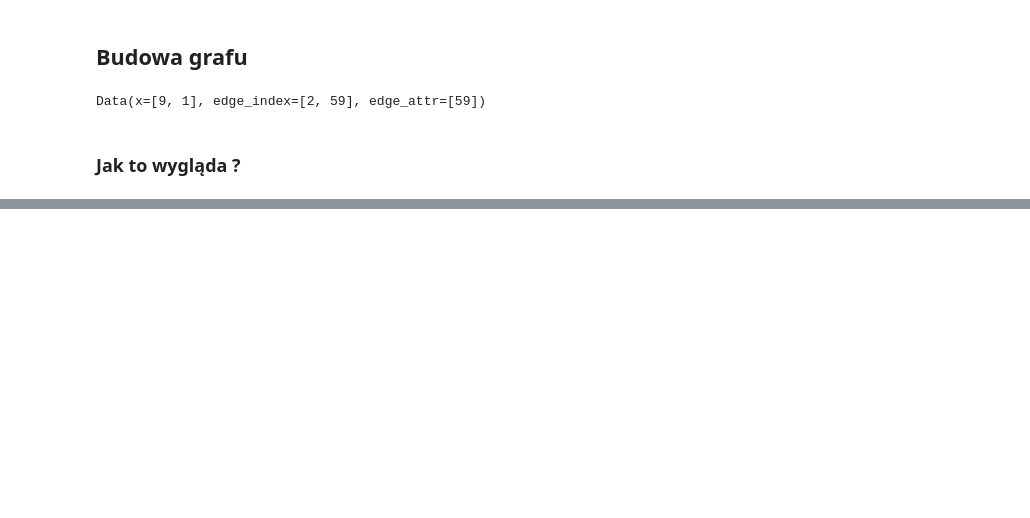
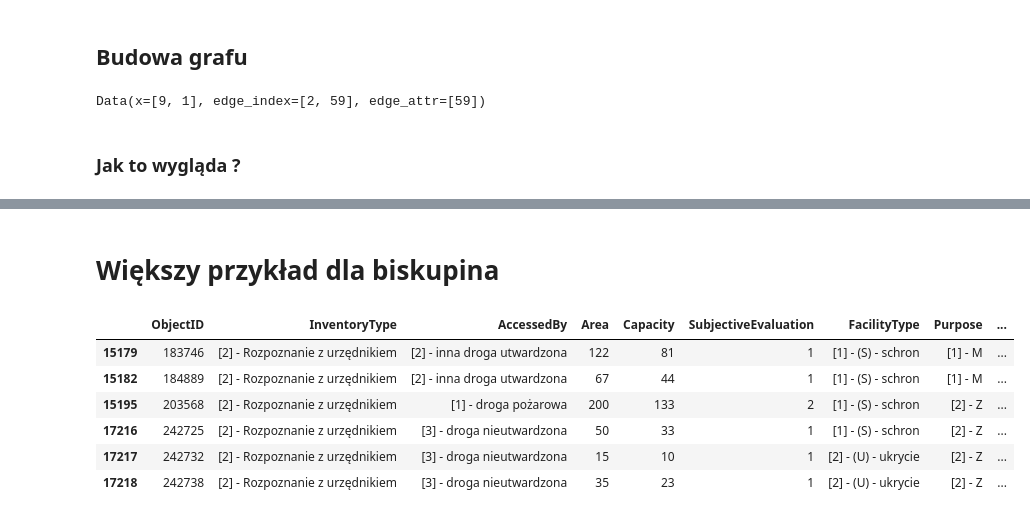
Before and after one commit to MrChazar/Engineering_Thesis, a Jupyter notebook: Main_2.ipynb, the cells around one changed output, grey strips where cells are left out. Cells and saved outputs as stored; diff of their text form; code cells hidden in the pictures; blank space fills up the shorter version.

```diff
--- a/Main_2.ipynb
+++ b/Main_2.ipynb
@@ -686,0 +618,25 @@ Najlepsza wartość funkcji celu (QUBO): 0.0026
+# %% [markdown]
+# Większy przykład dla biskupina
+# %%
+import pandas as pd
+
+# wczytanie danych
+# Wczytaj dane
+data = pd.read_csv("App/Data/schrony-csv.csv")
+
+# Filtruj do schronów we Wrocławiu w określonym prostokącie
+data = data[
+    (data["County"] == "Wrocław") &
+    ( (data["FacilityType"] == "[1] - (S) - schron") | (data["FacilityType"] == "[2] - (U) - ukrycie")) &
+    (data["y"] >= 51.101153) & (data["y"] <= 51.127456) &  # latitude
+    (data["x"] >= 17.068503) & (data["x"] <= 17.123730)    # longitude
+].dropna()
+data
+# %% [output]
+|  | ObjectID | InventoryType | AccessedBy | Area | Capacity | SubjectiveEvaluation | FacilityType | Purpose | ... |
+| 15179 | 183746 | [2] - Rozpoznanie z urzędnikiem | [2] - inna droga utwardzona | 122 | 81 | 1 | [1] - (S) - schron | [1] - M | ... |
+| 15182 | 184889 | [2] - Rozpoznanie z urzędnikiem | [2] - inna droga utwardzona | 67 | 44 | 1 | [1] - (S) - schron | [1] - M | ... |
+| 15195 | 203568 | [2] - Rozpoznanie z urzędnikiem | [1] - droga pożarowa | 200 | 133 | 2 | [1] - (S) - schron | [2] - Z | ... |
+| 17216 | 242725 | [2] - Rozpoznanie z urzędnikiem | [3] - droga nieutwardzona | 50 | 33 | 1 | [1] - (S) - schron | [2] - Z | ... |
+| 17217 | 242732 | [2] - Rozpoznanie z urzędnikiem | [3] - droga nieutwardzona | 15 | 10 | 1 | [2] - (U) - ukrycie | [2] - Z | ... |
+| 17218 | 242738 | [2] - Rozpoznanie z urzędnikiem | [3] - droga nieutwardzona | 35 | 23 | 1 | [2] - (U) - ukrycie | [2] - Z | ... |
```
Also changed, not shown: parts of 24 cells of this notebook, 3 other files.
